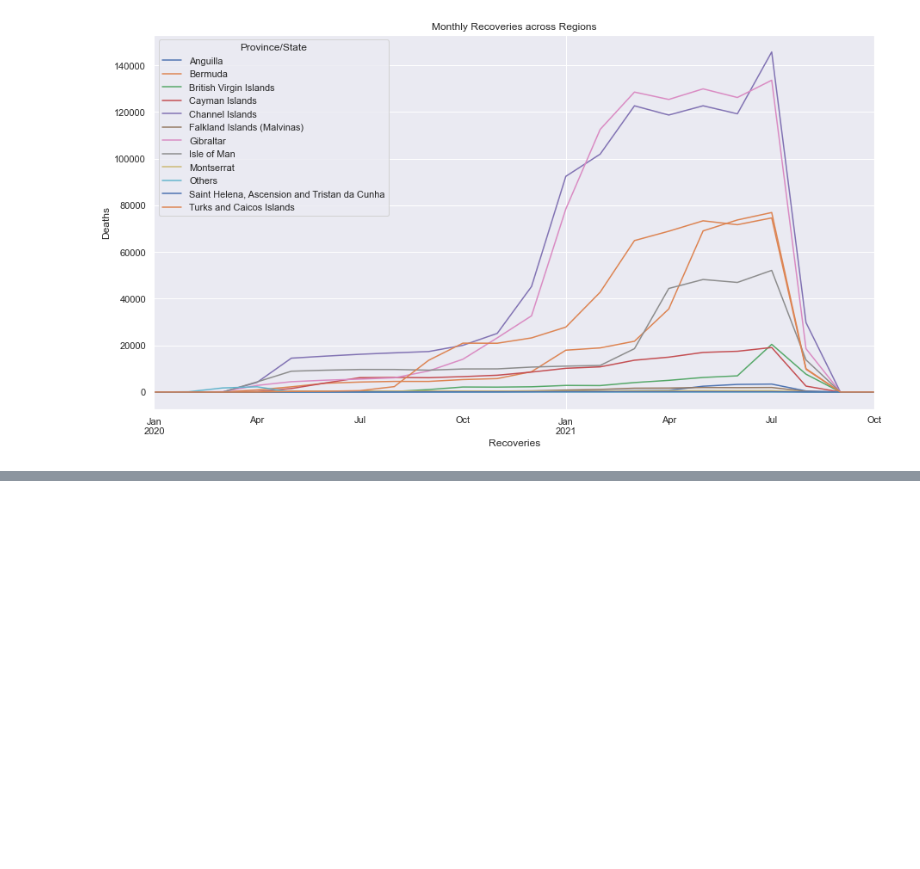
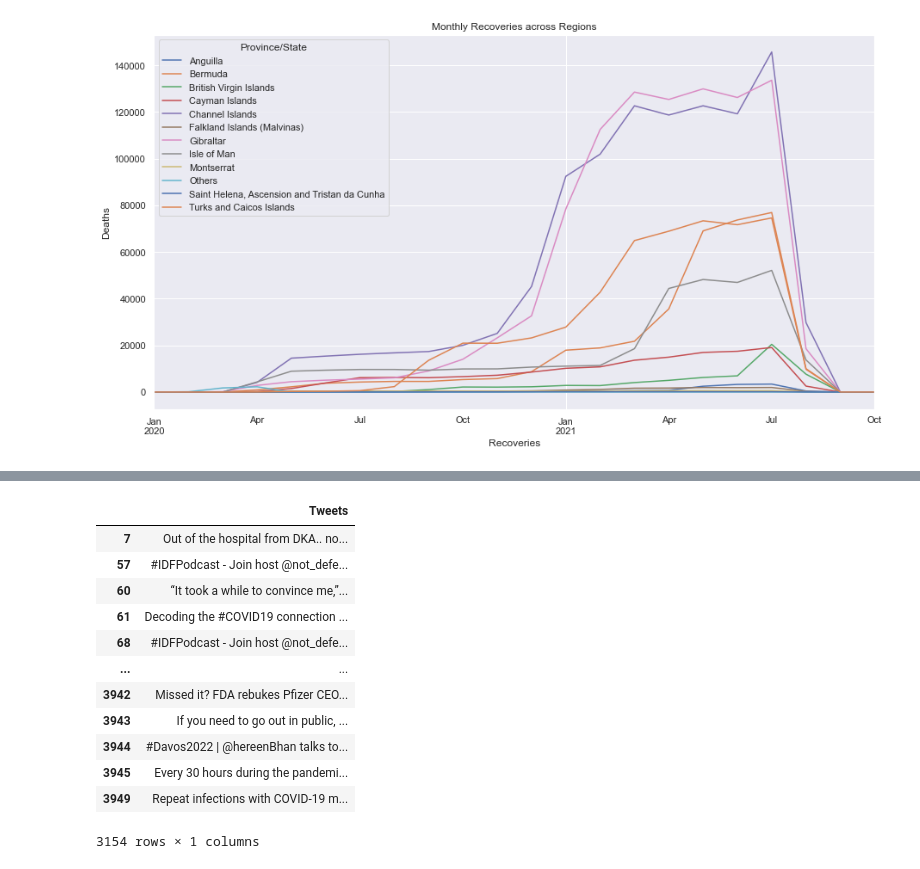
Before and after one commit to shaunanilson/Covid19_Analysis_LSE, a Jupyter notebook: Final Assignment - Uk Covid Cases.ipynb, the cells around one changed output, grey strips where cells are left out. Saved outputs shown, nothing was run; the diff lists cells and outputs as text; code cells hidden in the pictures; blank space fills up the shorter version.

```diff
--- a/Final Assignment - Uk Covid Cases.ipynb
+++ b/Final Assignment - Uk Covid Cases.ipynb
@@ -495,0 +758,5 @@ fig.savefig('/Users/shaunman/Desktop/Monthly Recoveries across all regions.png')
+# %%
+# Copying the 'text' value of tweet to identify covid related tweets
+data=pd.DataFrame(twitter.values)
+data.columns=['Tweets']
+print(data)
@@ -495,0 +778,29 @@ fig.savefig('/Users/shaunman/Desktop/Monthly Recoveries across all regions.png')
+# %%
+# Creating subsets containg the words tweets relating to covid
+subset=data[data['Tweets'].str.contains('Covid')]
+subset2=data[data['Tweets'].str.contains('covid')]
+subset3=data[data['Tweets'].str.contains('corona')]
+subset4=data[data['Tweets'].str.contains('COVID')]
+
+# Appending the subsets to one subset
+subset3=subset3.append(subset4)
+subset2=subset2.append(subset3)
+subset=subset.append(subset2)
+
+# Dropping the duplicate tweets created during appending
+subset=subset.drop_duplicates(subset='Tweets')
+subset
+# %% [output]
+|  | Tweets |
+| 7 | Out of the hospital from DKA.. no... |
+| 57 | #IDFPodcast - Join host @not_defe... |
+| 60 | “It took a while to convince me,”... |
+| 61 | Decoding the #COVID19 connection ... |
+| 68 | #IDFPodcast - Join host @not_defe... |
+| ... | ... |
+| 3942 | Missed it? FDA rebukes Pfizer CEO... |
+| 3943 | If you need to go out in public, ... |
+| 3944 | #Davos2022 | @hereenBhan talks to... |
+| 3945 | Every 30 hours during the pandemi... |
+| 3949 | Repeat infections with COVID-19 m... |
+3154 rows × 1 columns
```
Also changed, not shown: parts of 24 cells of this notebook.
